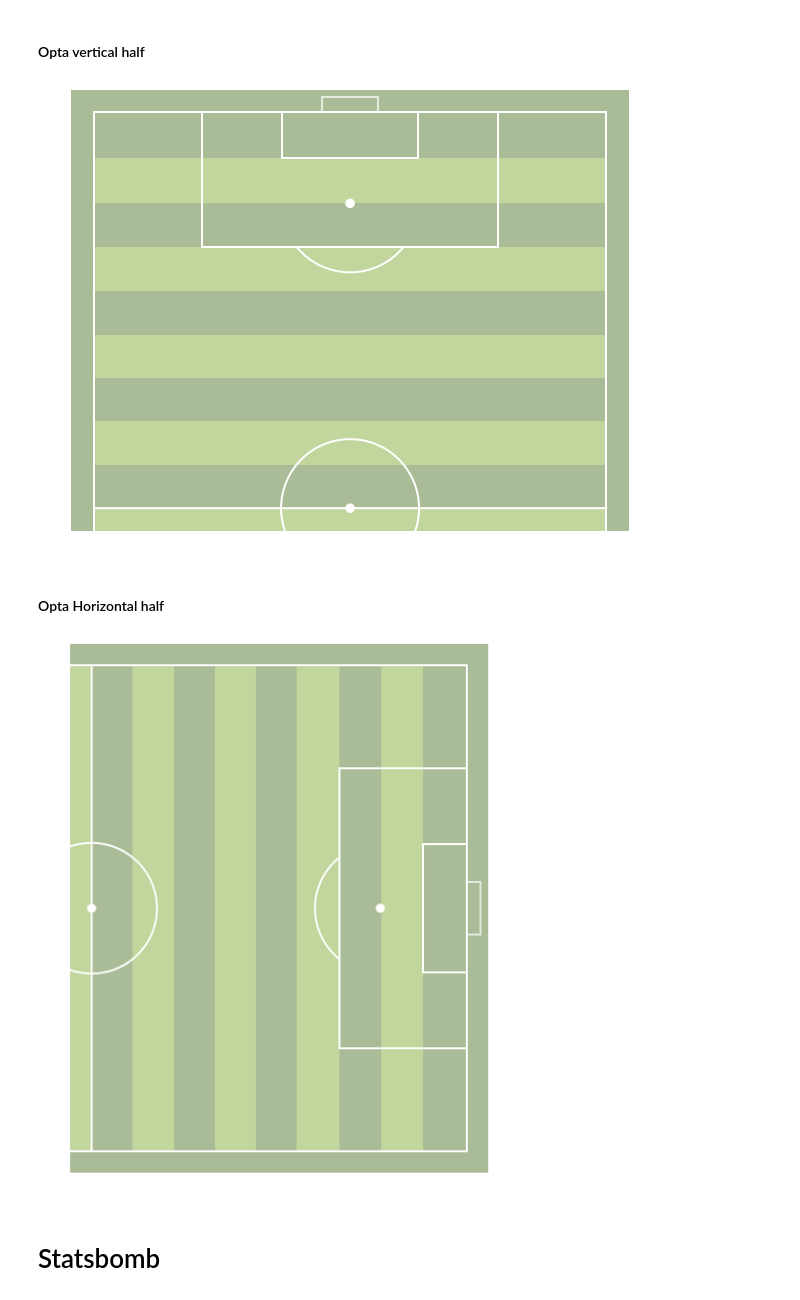
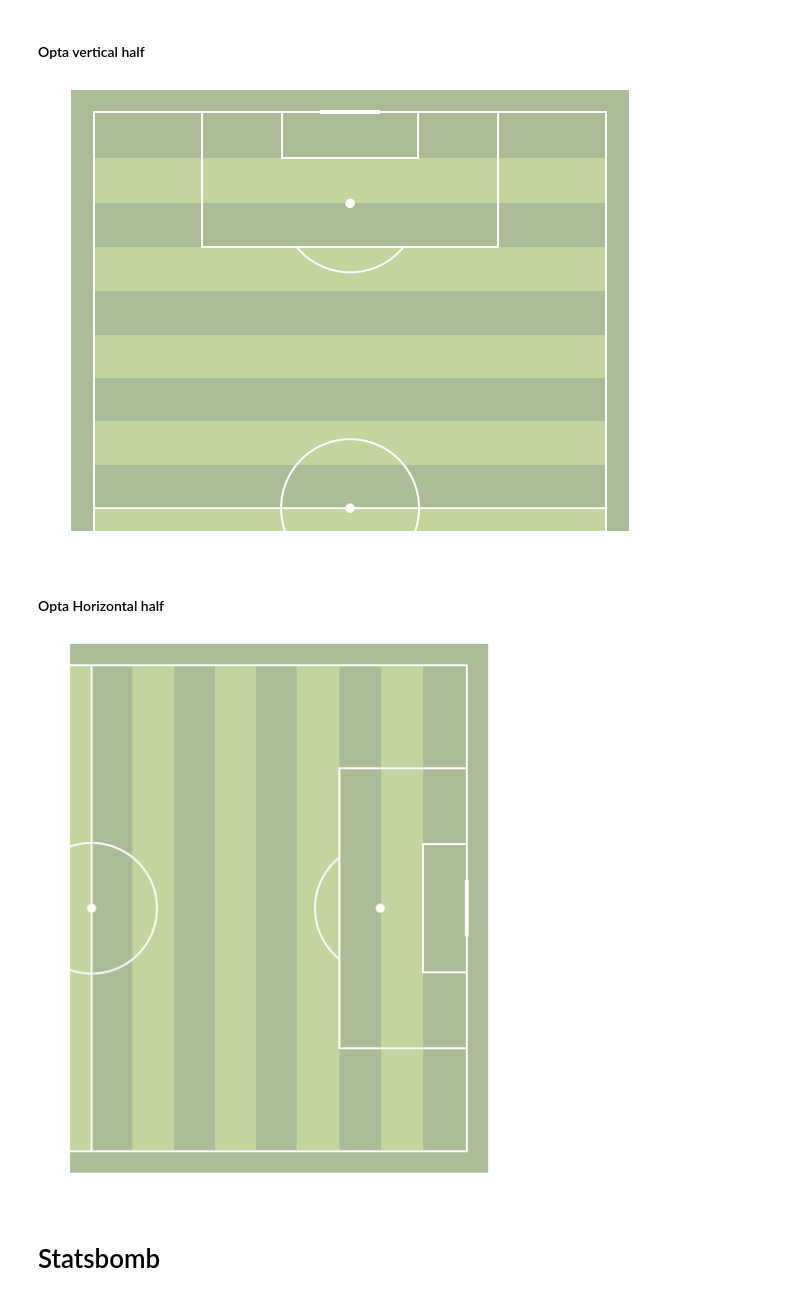
Before and after one commit to andrewRowlinson/mplsoccer, a Jupyter notebook: fbplot/Pitch.ipynb, the cells around one changed output. Cells and saved outputs as stored; diff of their text form; code cells hidden in the pictures.

```diff
--- a/fbplot/Pitch.ipynb
+++ b/fbplot/Pitch.ipynb
@@ -543,17 +545,17 @@ ax = pitch.draw()
 # %% [markdown]
 #### Opta vertical half
 # %%
-pitch = FootballPitch(pitch_type='opta',orientation='vertical',view='half',layout=(1,1),figsize=(10,10),stripe=True)
+pitch = FootballPitch(pitch_type='opta',orientation='vertical',view='half',layout=(1,1),figsize=(10,10),stripe=True,goal_type='bar')
 ax = pitch.draw()
 # %% [output]
-[figure, old version]
+[figure, new version]
 # %% [markdown]
 #### Opta Horizontal half
 # %%
-pitch = FootballPitch(pitch_type='opta',orientation='horizontal',view='half',layout=(1,1),figsize=(10,10),stripe=True)
+pitch = FootballPitch(pitch_type='opta',orientation='horizontal',view='half',layout=(1,1),figsize=(10,10),stripe=True,goal_type='bar')
 ax = pitch.draw()
 # %% [output]
-[figure, old version]
+[figure, new version]
 # %% [markdown]
 # Statsbomb
 # %% [markdown]
```
Also changed, not shown: parts of 20 cells of this notebook.
